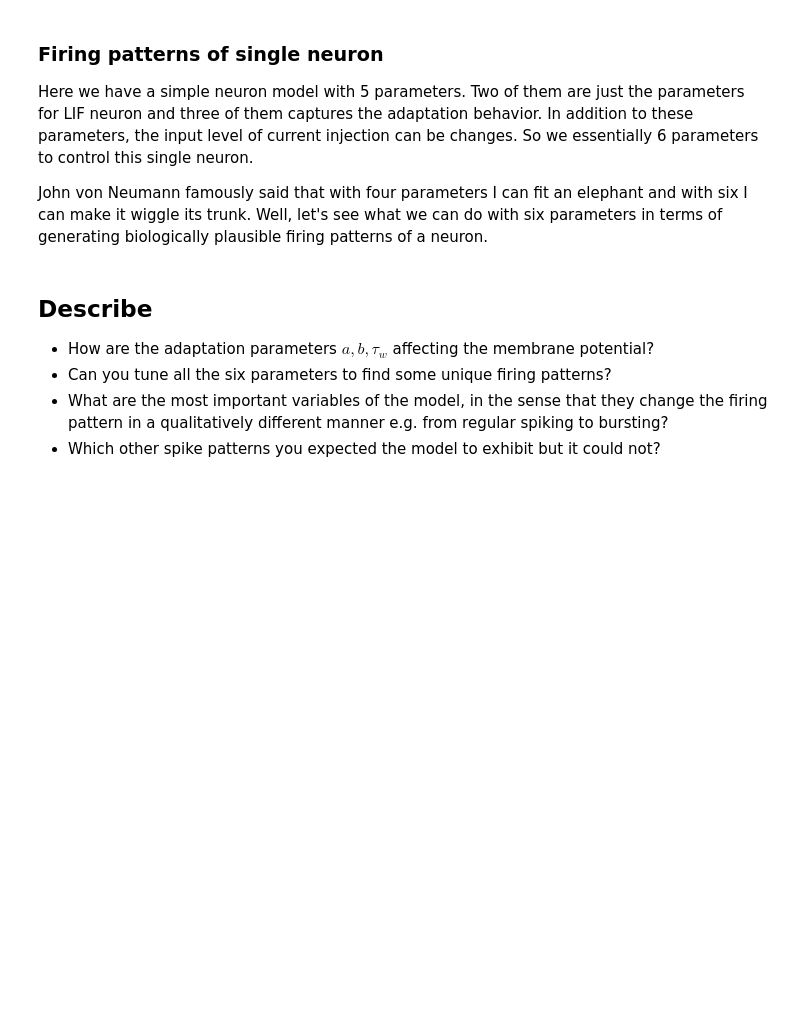
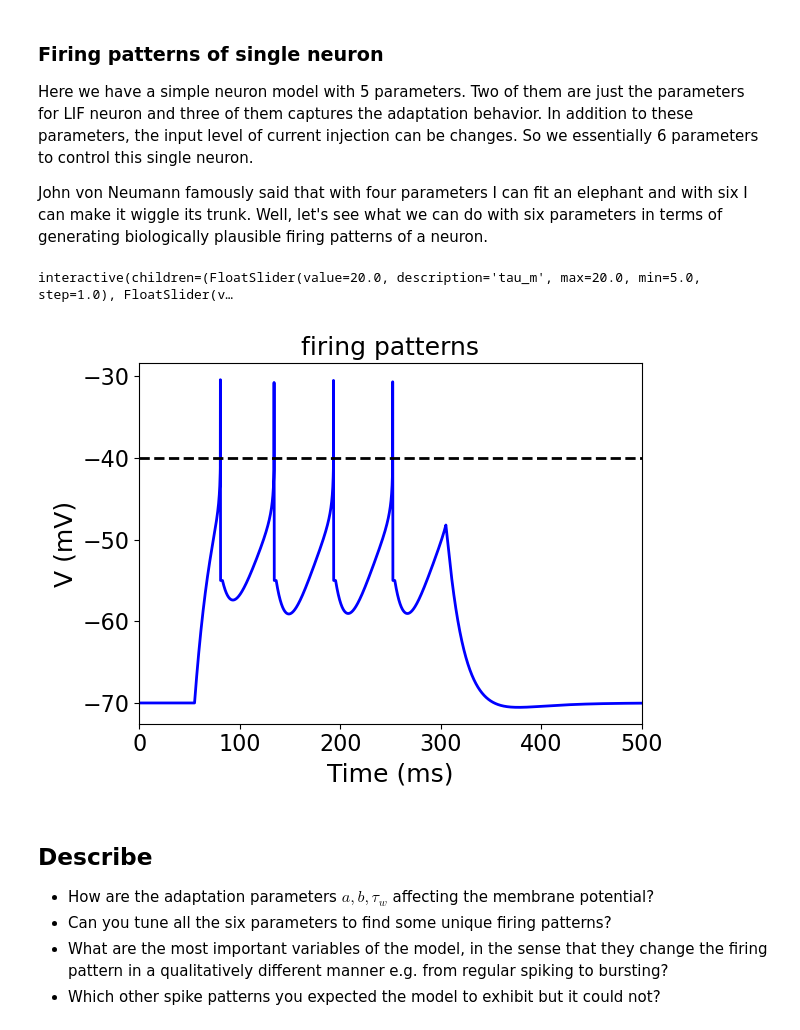
Before and after one commit to michaelglh/STG, a Jupyter notebook: lif_colab.ipynb, the cells around one changed output. Saved outputs shown, nothing was run; the diff lists cells and outputs as text; code cells hidden in the pictures; blank space fills up the shorter version.

```diff
--- a/lif_colab.ipynb
+++ b/lif_colab.ipynb
@@ -88,11 +88,13 @@ bursting_neuron = {'tau_m':5., 'a':0., 'tau_w':100., 'b':1., 'V_reset':-46.}
 irregular_neuron = {'tau_m':10., 'a':-0.01, 'tau_w':50., 'b':1.2, 'V_reset':-46.}
 transient_neuron = {'tau_m':5., 'a':0.05, 'tau_w':100., 'b':0.7, 'V_reset':-60.}
 delayed_neuron = {'tau_m':5., 'a':-0.1, 'tau_w':100., 'b':1., 'V_reset':-60.}
+rebound_neuron = {'tau_m':5., 'a':0.2, 'tau_w':150., 'b':0.1, 'V_reset':-54.}
 
 neuron_params = {'tonic_neuron': tonic_neuron, 'adapting_neuron': adapting_neuron,
                  'initburst_neuron': initburst_neuron, 'bursting_neuron': bursting_neuron,
                  'irregular_neuron': irregular_neuron, 'transient_neuron': transient_neuron,
-                 'delayed_neuron': delayed_neuron, 'my_neuron': tonic_neuron}
+                 'delayed_neuron': delayed_neuron, 'rebound_neuron': rebound_neuron,
+                 'my_neuron': tonic_neuron}
 # tonic
 nrn.tau_m = 20.
 nrn.tau_w = 30.
@@ -135,38 +137,41 @@ nrn.V_reset = -55.
 # nrn.tau_m = 5.
 # nrn.a = -0.1
 # nrn.tau_w = 100.
 # nrn.b = 1.0
 # nrn.V_reset = -60.
 # rt = 5.
 
 # constant current injection
-cur_in = Current_injector(sim=h, Is=np.concatenate([np.zeros(int(T/dt*0.1)), rt*np.ones(int(T/dt*0.9))]))
+cur_in = Current_injector(sim=h, Is=np.zeros(int(T/dt)))
 nrn.connect(cur_in, {'ctype':'static', 'weight': wt, 'delay':dl})
 
 # updating parameters
 def update(tau_m=20., a=0., tau_w=30., b=3., V_reset=-55., Icur=65., neuron_type='my_neuron'):
-    if neuron_type is 'my_neuron':
+    if neuron_type == 'my_neuron':
       neuron_params['my_neuron'] = {'tau_m':tau_m, 'a':a, 'tau_w':tau_w, 'b':b, 'V_reset':V_reset}
     nrn.update(neuron_params[neuron_type])
 
-    cur_in.Is = np.concatenate([np.zeros(int(T/dt*0.1)), Icur*np.ones(int(T/dt*0.9))])
+    cur_in.Is = np.concatenate([np.zeros(int(T/dt*0.1)), Icur*np.ones(int(T/dt*0.5)), np.zeros(int(T/dt*0.4))])
 
     # simulate
     h.run(T)
 
     # visualize
     plt.clf()
     plt.title('firing patterns')
     plt_par = {'dt':dt, 'range_t':np.arange(0., T, dt), 'V_th':nrn.V_th}
     plot_volt_trace(plt_par, nrn.v, np.array(nrn.spikes['times']))
-    plt.xlim([0, 350])
+    plt.xlim([0, 500])
 
     plt.tight_layout()
     if not debug:
         display(fig)
 
 fig = plt.figure()
-widgets.interact(update, neuron_type=neuron_params.keys(), tau_m=(5.0, 20.0, 1.0), a=(-0.1, 0.1, 0.01), tau_w=(30., 120., 10.), b=(0., 3., 0.1), V_reset=(-60., -40., 2.), Icur=(5., 70., 5.));
+widgets.interact(update, neuron_type=neuron_params.keys(), tau_m=(5.0, 20.0, 1.0), a=(-0.1, 1.0, 0.01), tau_w=(30., 150., 10.), b=(0., 3., 0.1), V_reset=(-60., -40., 2.), Icur=(-70., 70., 5.));
+# %% [output]
+interactive(children=(FloatSlider(value=20.0, description='tau_m', max=20.0, min=5.0, step=1.0), FloatSlider(v…
+[figure, added]
 # %% [markdown]
 ## Describe
 - How are the adaptation parameters $a, b, \tau_w$ affecting the membrane potential?
```
Also changed, not shown: parts of 1 cell of this notebook, 6 other files.
